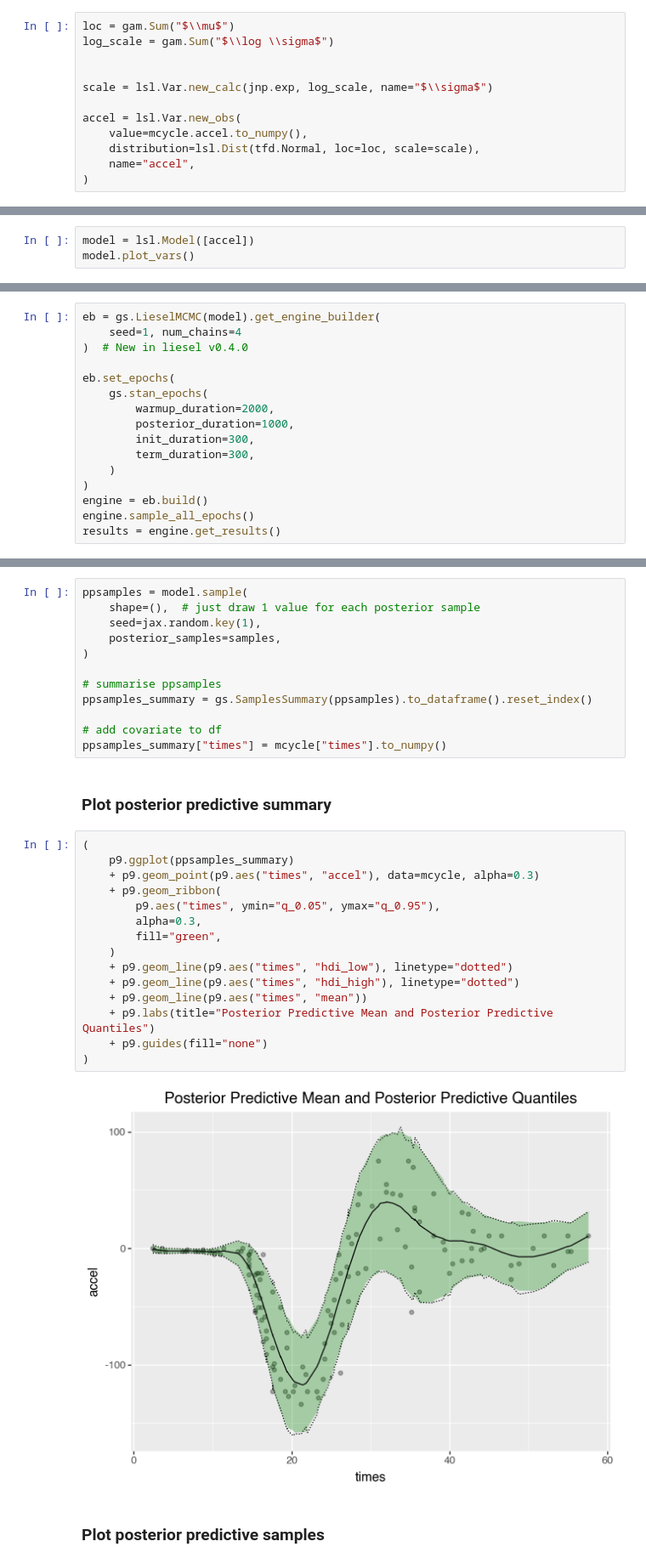
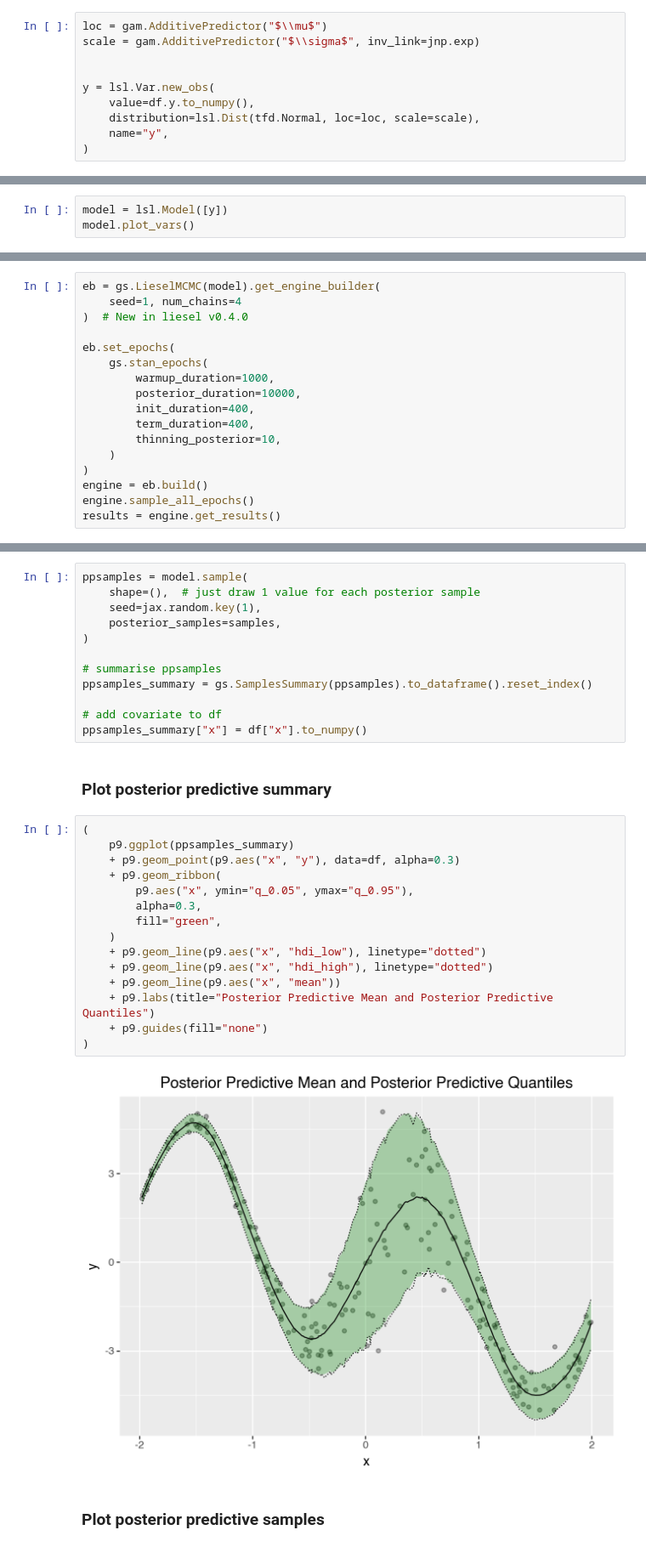
Before and after one commit to liesel-devs/smoothcon, a Jupyter notebook: notebooks/test_gam_manual.ipynb, the cells around one changed output, grey strips where cells are left out. Shown at 85% size. Cells and saved outputs as stored; diff of their text form.

```diff
--- a/notebooks/test_gam_manual.ipynb
+++ b/notebooks/test_gam_manual.ipynb
@@ -45,15 +42,13 @@ Thus, they conveniently represent additive predictors.
 # %% [markdown]
 ### Setup response model
 # %%
-loc = gam.Sum("$\\mu$")
-log_scale = gam.Sum("$\\log \\sigma$")
+loc = gam.AdditivePredictor("$\\mu$")
+scale = gam.AdditivePredictor("$\\sigma$", inv_link=jnp.exp)
 
 
-scale = lsl.Var.new_calc(jnp.exp, log_scale, name="$\\sigma$")
-
-accel = lsl.Var.new_obs(
-    value=mcycle.accel.to_numpy(),
+y = lsl.Var.new_obs(
+    value=df.y.to_numpy(),
     distribution=lsl.Dist(tfd.Normal, loc=loc, scale=scale),
-    name="accel",
+    name="y",
 )
 # %% [markdown]
@@ -141,6 +132,6 @@ log_scale += gam.SmoothTerm(
 # %% [markdown]
 ### Build and plot model
 # %%
-model = lsl.Model([accel])
+model = lsl.Model([y])
 model.plot_vars()
 # %% [output]
@@ -161,10 +151,11 @@ eb = gs.LieselMCMC(model).get_engine_builder(
 
 eb.set_epochs(
     gs.stan_epochs(
-        warmup_duration=2000,
-        posterior_duration=1000,
-        init_duration=300,
-        term_duration=300,
+        warmup_duration=1000,
+        posterior_duration=10000,
+        init_duration=400,
+        term_duration=400,
+        thinning_posterior=10,
     )
 )
 engine = eb.build()
@@ -390,26 +367,26 @@ ppsamples = model.sample(
 ppsamples_summary = gs.SamplesSummary(ppsamples).to_dataframe().reset_index()
 
 # add covariate to df
-ppsamples_summary["times"] = mcycle["times"].to_numpy()
+ppsamples_summary["x"] = df["x"].to_numpy()
 # %% [markdown]
 ### Plot posterior predictive summary
 # %%
 (
     p9.ggplot(ppsamples_summary)
-    + p9.geom_point(p9.aes("times", "accel"), data=mcycle, alpha=0.3)
+    + p9.geom_point(p9.aes("x", "y"), data=df, alpha=0.3)
     + p9.geom_ribbon(
-        p9.aes("times", ymin="q_0.05", ymax="q_0.95"),
+        p9.aes("x", ymin="q_0.05", ymax="q_0.95"),
         alpha=0.3,
         fill="green",
     )
-    + p9.geom_line(p9.aes("times", "hdi_low"), linetype="dotted")
-    + p9.geom_line(p9.aes("times", "hdi_high"), linetype="dotted")
-    + p9.geom_line(p9.aes("times", "mean"))
+    + p9.geom_line(p9.aes("x", "hdi_low"), linetype="dotted")
+    + p9.geom_line(p9.aes("x", "hdi_high"), linetype="dotted")
+    + p9.geom_line(p9.aes("x", "mean"))
     + p9.labs(title="Posterior Predictive Mean and Posterior Predictive Quantiles")
     + p9.guides(fill="none")
 )
 # %% [output]
-[figure, old version]
+[figure, new version]
 # %% [markdown]
 ### Plot posterior predictive samples
 # %%
```
Also changed, not shown: parts of 35 cells of this notebook, 1 other file.
